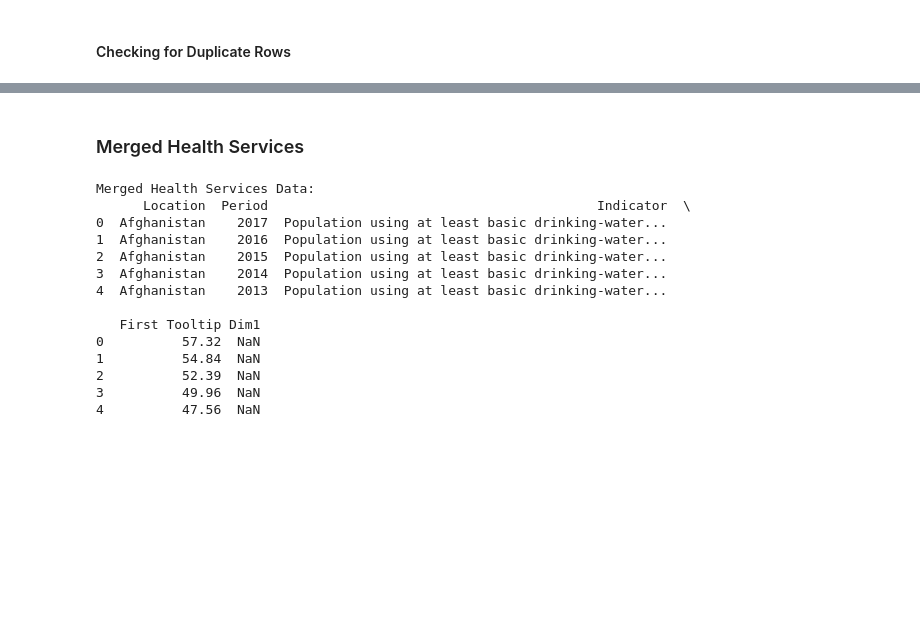
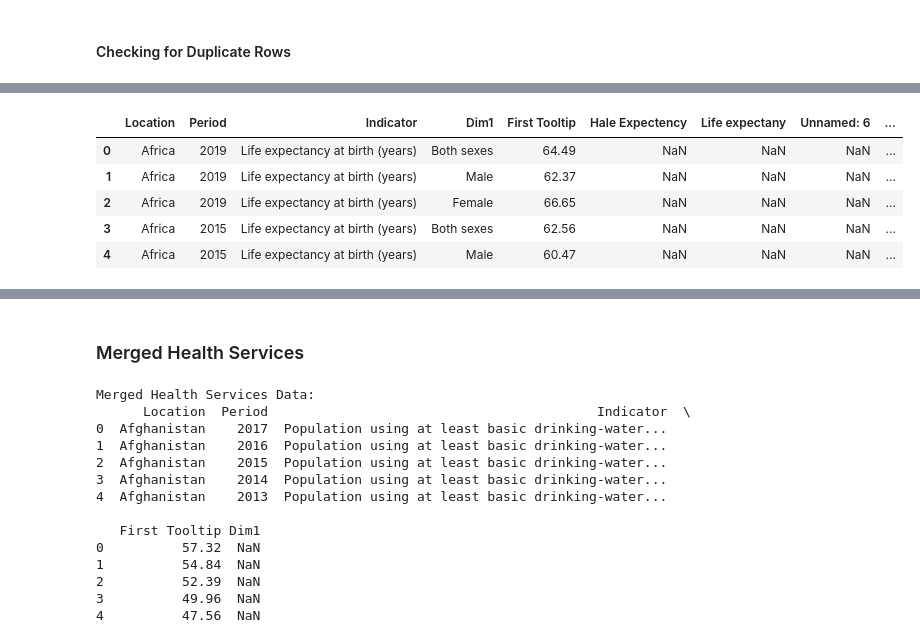
Before and after one commit to BILGI-IE-423/ie423-2024-termproject-the-a-team, a Jupyter notebook: World Health Statistics - Merged.ipynb, the cells around one changed output, grey strips where cells are left out. Cells and saved outputs as stored; diff of their text form; code cells hidden in the pictures; blank space fills up the shorter version.

```diff
--- a/World Health Statistics - Merged.ipynb
+++ b/World Health Statistics - Merged.ipynb
@@ -453,0 +400,9 @@ Duplicate Rows:
+# %%
+merged_region_expectancy.head()
+# %% [output]
+|  | Location | Period | Indicator | Dim1 | First Tooltip | Hale Expectency | Life expectany | Unnamed: 6 | ... |
+| 0 | Africa | 2019 | Life expectancy at birth (years) | Both sexes | 64.49 | NaN | NaN | NaN | ... |
+| 1 | Africa | 2019 | Life expectancy at birth (years) | Male | 62.37 | NaN | NaN | NaN | ... |
+| 2 | Africa | 2019 | Life expectancy at birth (years) | Female | 66.65 | NaN | NaN | NaN | ... |
+| 3 | Africa | 2015 | Life expectancy at birth (years) | Both sexes | 62.56 | NaN | NaN | NaN | ... |
+| 4 | Africa | 2015 | Life expectancy at birth (years) | Male | 60.47 | NaN | NaN | NaN | ... |
```
Also changed, not shown: parts of 44 cells of this notebook.
